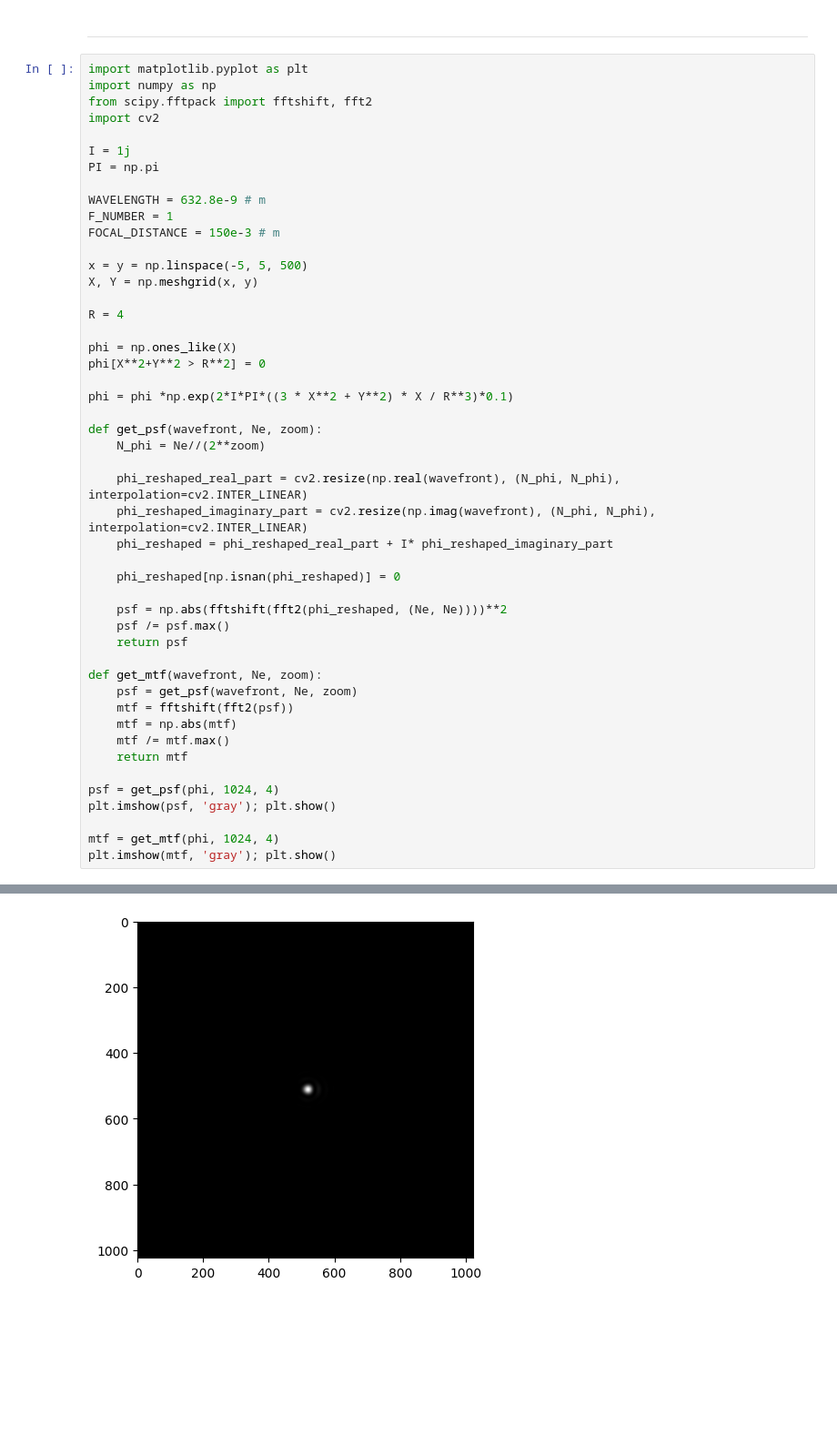
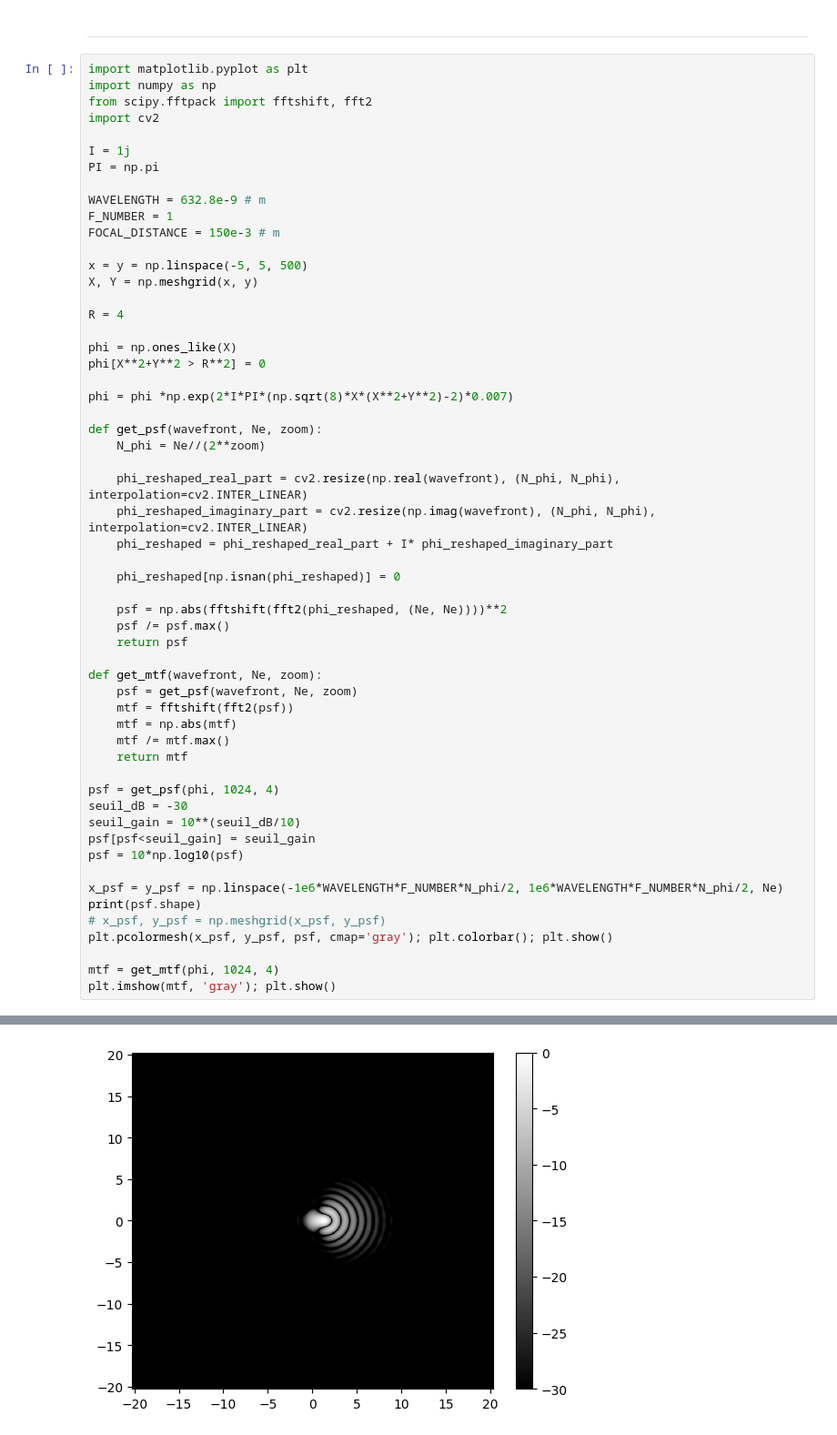
Before and after one commit to IOGS-LEnsE-ressources/camera-gui, a Jupyter notebook: applis/Zygo-labwork/_test/psf_and_mtf.ipynb, the cells around one changed output, grey strips where cells are left out. Shown at 91% size. Drawn from its saved outputs; the diff is of its cells as text; blank space fills up the shorter version.

```diff
--- a/applis/Zygo-labwork/_test/psf_and_mtf.ipynb
+++ b/applis/Zygo-labwork/_test/psf_and_mtf.ipynb
@@ -118,7 +118,7 @@ R = 4
 phi = np.ones_like(X)
 phi[X**2+Y**2 > R**2] = 0
 
-phi = phi *np.exp(2*I*PI*((3 * X**2 + Y**2) * X / R**3)*0.1)
+phi = phi *np.exp(2*I*PI*(np.sqrt(8)*X*(X**2+Y**2)-2)*0.007)
 
 def get_psf(wavefront, Ne, zoom):
     N_phi = Ne//(2**zoom)
@@ -141,7 +141,15 @@ def get_mtf(wavefront, Ne, zoom):
     return mtf
 
 psf = get_psf(phi, 1024, 4)
-plt.imshow(psf, 'gray'); plt.show()
+seuil_dB = -30
+seuil_gain = 10**(seuil_dB/10)
+psf[psf<seuil_gain] = seuil_gain
+psf = 10*np.log10(psf)
+
+x_psf = y_psf = np.linspace(-1e6*WAVELENGTH*F_NUMBER*N_phi/2, 1e6*WAVELENGTH*F_NUMBER*N_phi/2, Ne)
+print(psf.shape)
+# x_psf, y_psf = np.meshgrid(x_psf, y_psf)
+plt.pcolormesh(x_psf, y_psf, psf, cmap='gray'); plt.colorbar(); plt.show()
 
 mtf = get_mtf(phi, 1024, 4)
 plt.imshow(mtf, 'gray'); plt.show()
@@ -149 +158 @@ plt.imshow(mtf, 'gray'); plt.show()
-[figure, old version]
+[figure, new version]
```
Also changed, not shown: parts of 3 cells of this notebook, 10 other files.
